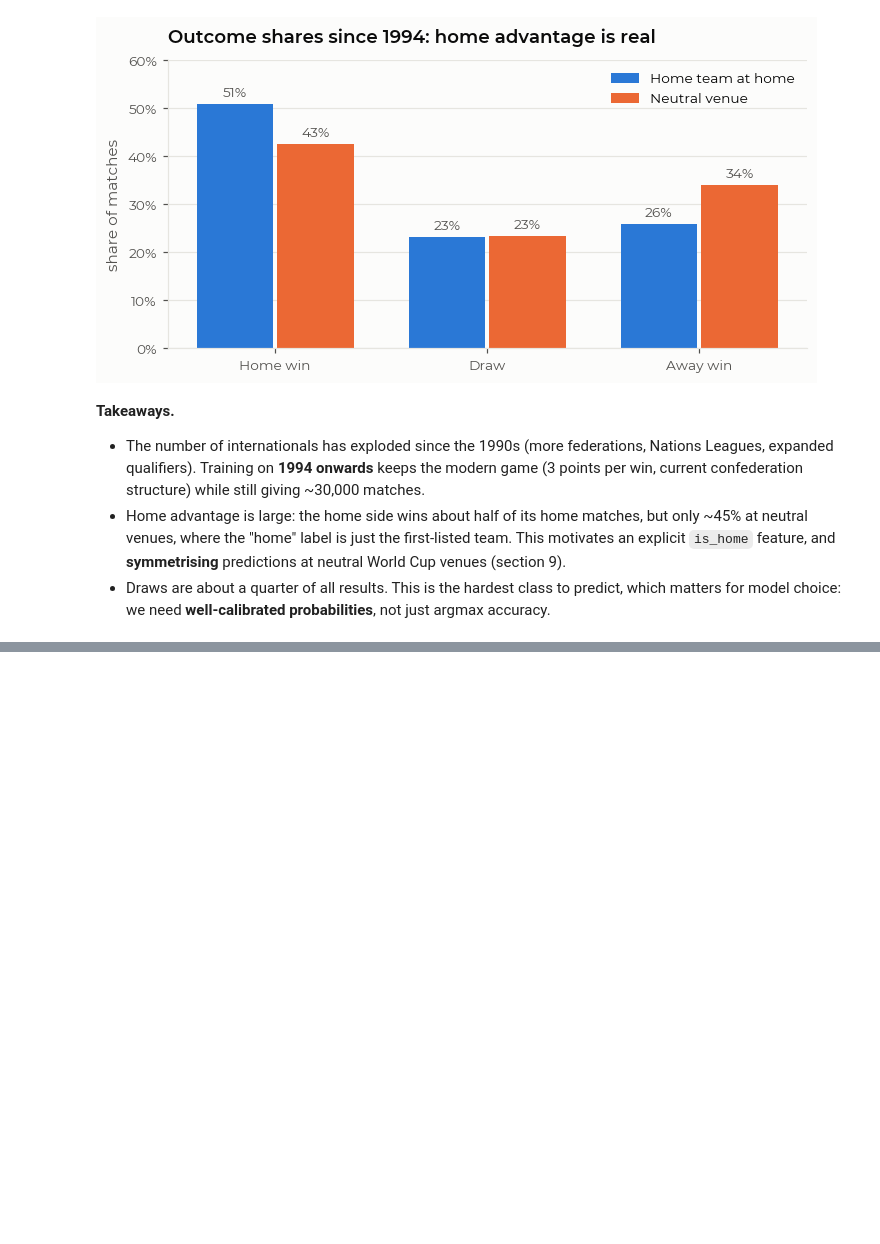
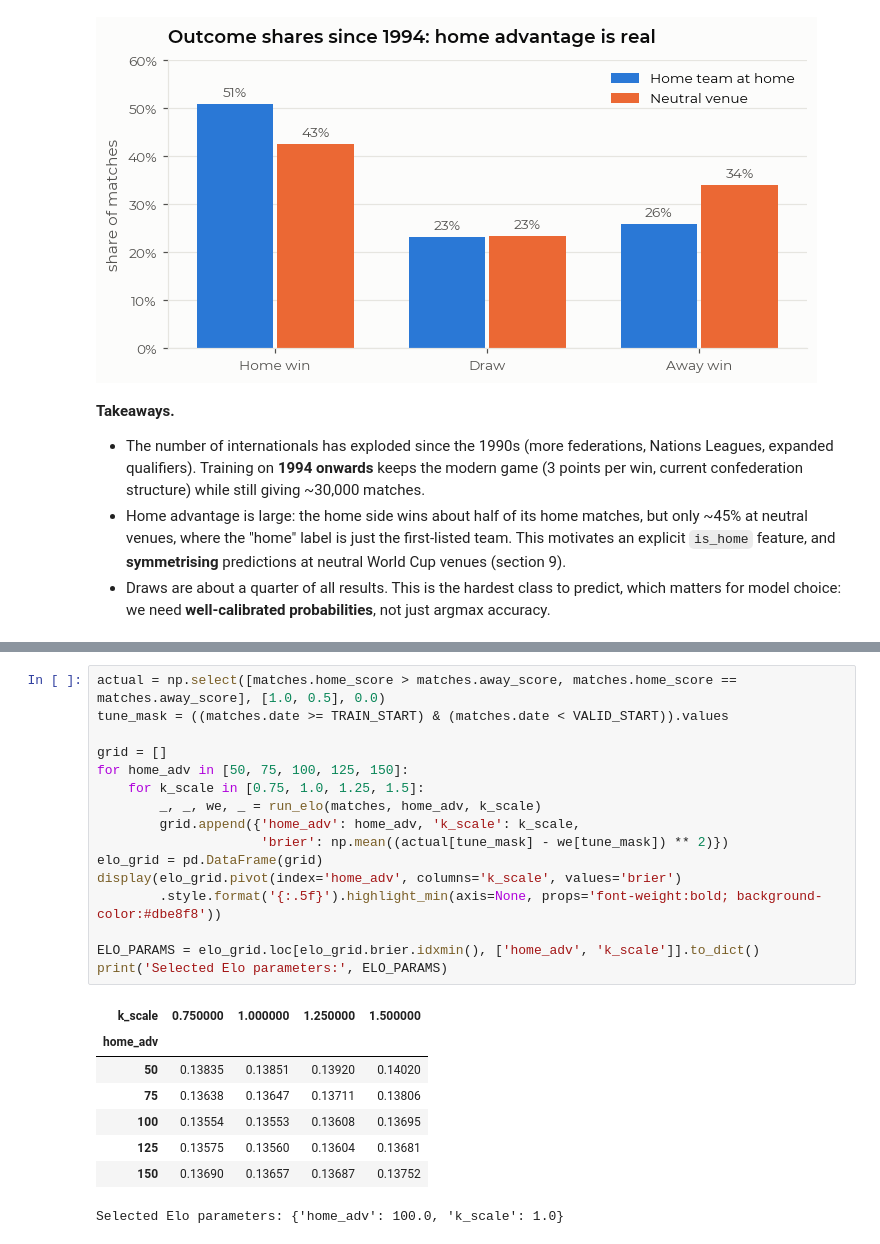
Before and after one commit to liiiira/wc_predictor, a Jupyter notebook: worldcup_2026_prediction.ipynb, the cells around one changed output, grey strips where cells are left out. Drawn from its saved outputs; the diff is of its cells as text; blank space fills up the shorter version.

```diff
--- a/worldcup_2026_prediction.ipynb
+++ b/worldcup_2026_prediction.ipynb
@@ -202,0 +257,25 @@ save(fig, '02_outcome_by_venue'); plt.show()
+# %%
+actual = np.select([matches.home_score > matches.away_score, matches.home_score == matches.away_score], [1.0, 0.5], 0.0)
+tune_mask = ((matches.date >= TRAIN_START) & (matches.date < VALID_START)).values
+
+grid = []
+for home_adv in [50, 75, 100, 125, 150]:
+    for k_scale in [0.75, 1.0, 1.25, 1.5]:
+        _, _, we, _ = run_elo(matches, home_adv, k_scale)
+        grid.append({'home_adv': home_adv, 'k_scale': k_scale,
+                     'brier': np.mean((actual[tune_mask] - we[tune_mask]) ** 2)})
+elo_grid = pd.DataFrame(grid)
+display(elo_grid.pivot(index='home_adv', columns='k_scale', values='brier')
+        .style.format('{:.5f}').highlight_min(axis=None, props='font-weight:bold; background-color:#dbe8f8'))
+
+ELO_PARAMS = elo_grid.loc[elo_grid.brier.idxmin(), ['home_adv', 'k_scale']].to_dict()
+print('Selected Elo parameters:', ELO_PARAMS)
+# %% [output]
+| k_scale | 0.750000 | 1.000000 | 1.250000 | 1.500000 |
+| home_adv |  |  |  |  |
+| 50 | 0.13835 | 0.13851 | 0.13920 | 0.14020 |
+| 75 | 0.13638 | 0.13647 | 0.13711 | 0.13806 |
+| 100 | 0.13554 | 0.13553 | 0.13608 | 0.13695 |
+| 125 | 0.13575 | 0.13560 | 0.13604 | 0.13681 |
+| 150 | 0.13690 | 0.13657 | 0.13687 | 0.13752 |
+Selected Elo parameters: {'home_adv': 100.0, 'k_scale': 1.0}
```
Also changed, not shown: parts of 4 cells of this notebook, 1 other file.
